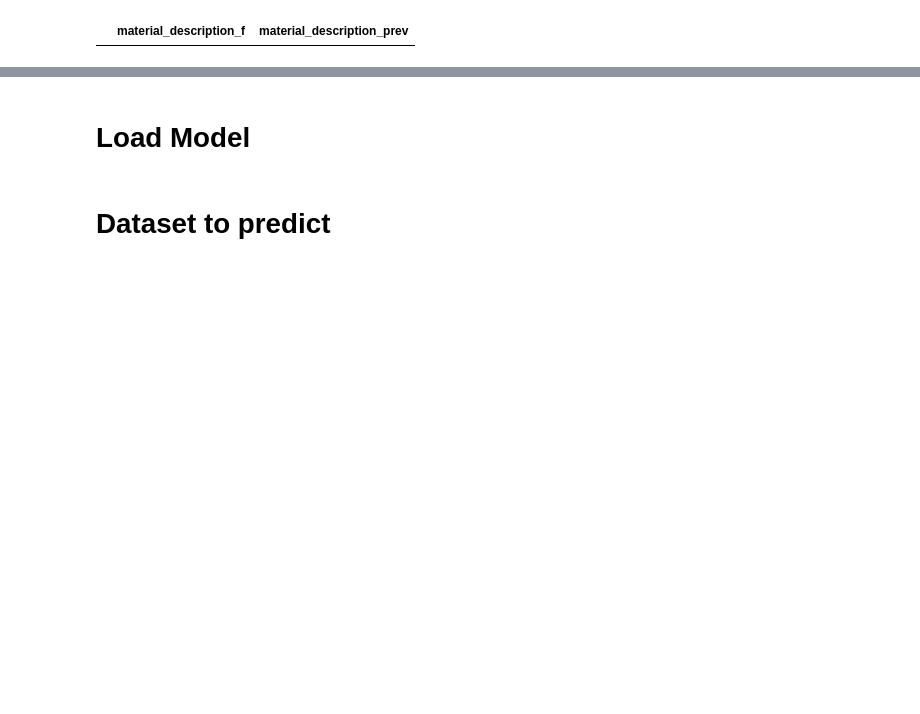
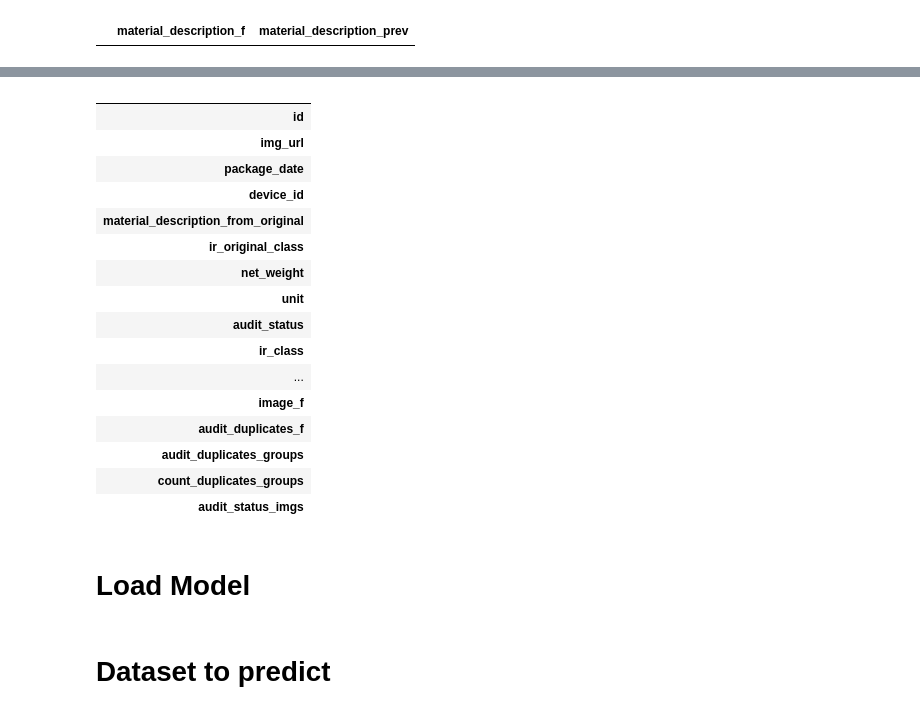
Before and after one commit to JavierMedel/AI-Projects, a Jupyter notebook: Baler Classification Model-Script.ipynb, the cells around one changed output, grey strips where cells are left out. Saved outputs shown, nothing was run; the diff lists cells and outputs as text; code cells hidden in the pictures; blank space fills up the shorter version.

```diff
--- a/Baler Classification Model-Script.ipynb
+++ b/Baler Classification Model-Script.ipynb
@@ -219,3 +218,23 @@ df[df['device_id'] == '9fb44f7b-c0db-495d-b99a-77850eb4d385'].T
+# %%
+df.T
+# %% [output]
+|  |
+| id |
+| img_url |
+| package_date |
+| device_id |
+| material_description_from_original |
+| ir_original_class |
+| net_weight |
+| unit |
+| audit_status |
+| ir_class |
+| ... |
+| image_f |
+| audit_duplicates_f |
+| audit_duplicates_groups |
+| count_duplicates_groups |
+| audit_status_imgs |
 # %% [markdown]
 # Load Model
 # %%
```
Also changed, not shown: parts of 55 cells of this notebook.
